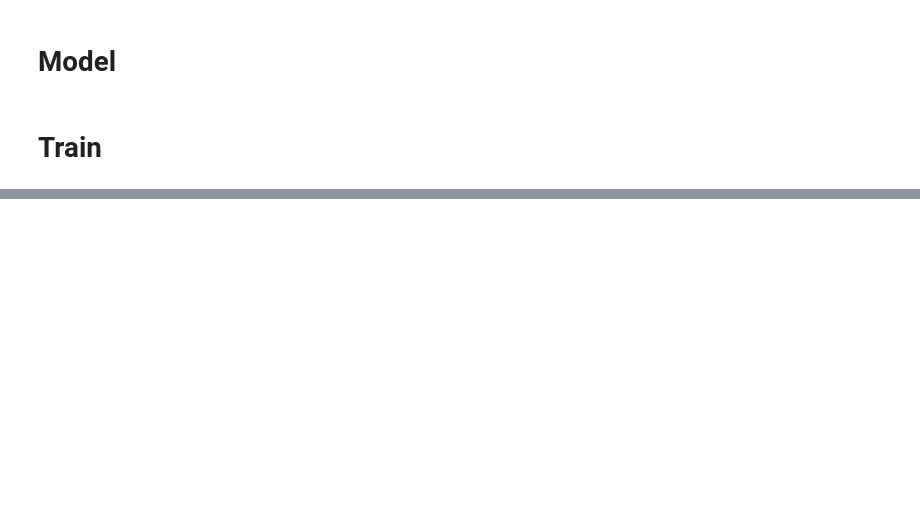
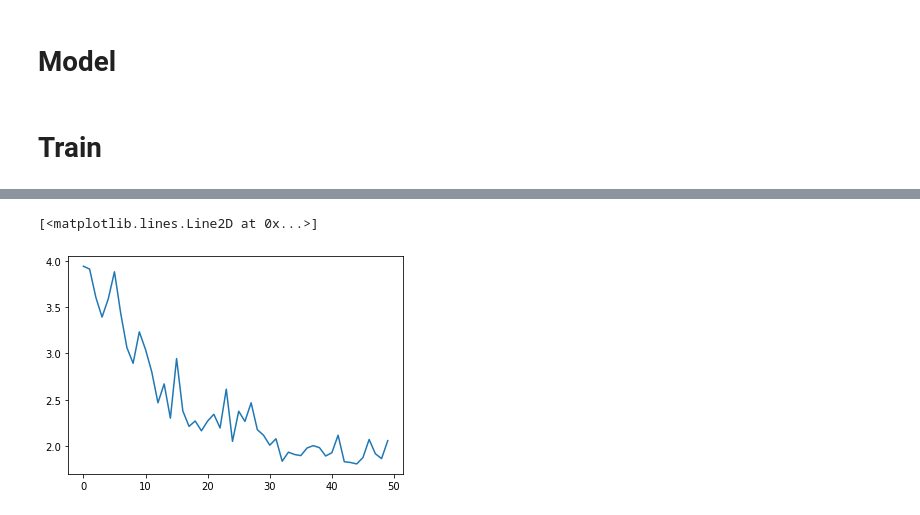
Before and after one commit to mishgon/mesh_detection, a Jupyter notebook: notebooks/test_kaggle_face.ipynb, the cells around one changed output, grey strips where cells are left out. Saved outputs shown, nothing was run; the diff lists cells and outputs as text; code cells hidden in the pictures; blank space fills up the shorter version.

```diff
--- a/notebooks/test_kaggle_face.ipynb
+++ b/notebooks/test_kaggle_face.ipynb
@@ -102,0 +140,7 @@ losses
+# %%
+val_metrics = np.load(experiment_path / 'val_metrics.npy', allow_pickle=True).item()
+# %%
+plt.plot(list(map(np.nanmean, val_metrics['l2'])))
+# %% [output]
+[<matplotlib.lines.Line2D at 0x...>]
+[figure, added]
```
Also changed, not shown: parts of 26 cells of this notebook, 6 other files.
